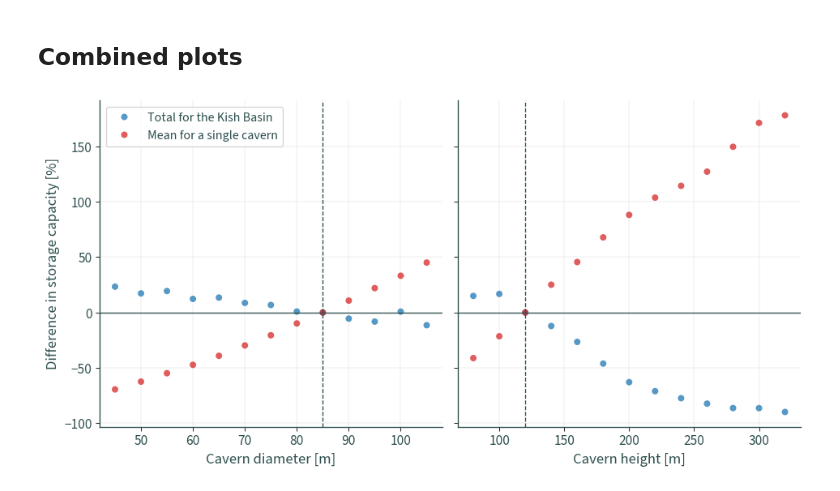
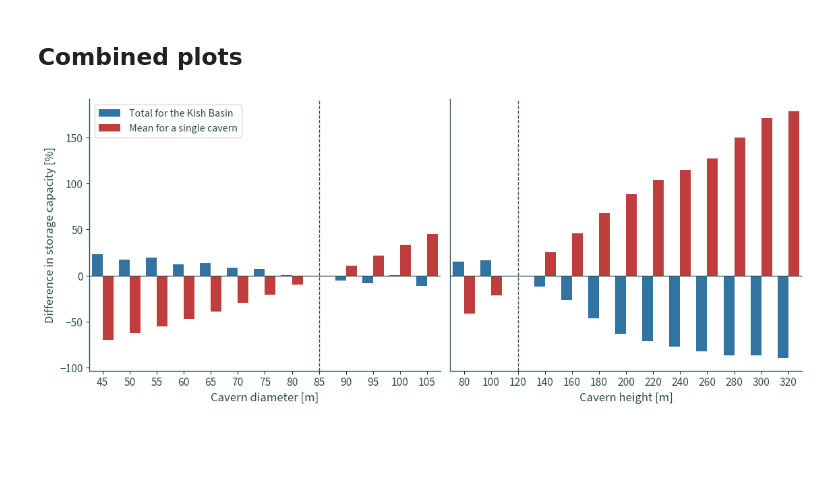
Before and after one commit to wind-to-hydrogen-toolkit/hydrogen-salt-storage, a Jupyter notebook: docs/notebooks/sensitivity.ipynb, the cells around one changed output. Drawn from its saved outputs; the diff is of its cells as text; code cells hidden in the pictures; blank space fills up the shorter version.

Commit message:
update plots

```diff
--- a/docs/notebooks/sensitivity.ipynb
+++ b/docs/notebooks/sensitivity.ipynb
@@ -253,40 +266,42 @@ dh_mean["type"] = "Mean for a single cavern"
 dd_sum["type"] = "Total for the Kish Basin"
 dd_mean["type"] = "Mean for a single cavern"
 # %%
-f, ax = plt.subplots(1, 2, figsize=(10, 5), sharey=True)
-sns.scatterplot(
+f, ax = plt.subplots(1, 2, figsize=(12, 5), sharey=True)
+sns.barplot(
     data=pd.concat([dh_sum, dh_mean]),
+    hue="type",
     y="capacity",
     x="cavern_diameter",
-    hue="type",
-    linewidth=0,
-    alpha=0.75,
     palette=sns.color_palette(["tab:blue", "tab:red"]),
     ax=ax[0],
 )
-sns.scatterplot(
+sns.barplot(
     data=pd.concat([dd_sum, dd_mean]),
+    hue="type",
     y="capacity",
     x="cavern_height",
-    hue="type",
-    linewidth=0,
-    alpha=0.75,
     palette=sns.color_palette(["tab:blue", "tab:red"]),
+    legend=False,
     ax=ax[1],
-    legend=False,
 )
+
 for a in ax.flat:
     a.axhline(0, color="darkslategrey", linewidth=1)
-    a.xaxis.grid(True, linewidth=0.25)
-    a.yaxis.grid(True, linewidth=0.25)
-ax[0].axvline(85, color="darkslategrey", linewidth=1, linestyle="dashed")
-ax[1].axvline(120, color="darkslategrey", linewidth=1, linestyle="dashed")
+ax[0].axvline("85", color="darkslategrey", linewidth=1, linestyle="dashed")
+ax[1].axvline("120", color="darkslategrey", linewidth=1, linestyle="dashed")
 ax[0].set_xlabel("Cavern diameter [m]")
 ax[1].set_xlabel("Cavern height [m]")
 ax[0].set_ylabel("Difference in storage capacity [%]")
 ax[0].legend(title=None, fontsize=12)
+ax[1].tick_params(axis="y", left=False)
+
 sns.despine()
 plt.tight_layout()
+plt.savefig(
+    os.path.join("graphics", "fig_sensitivity.jpg"),
+    format="jpg",
+    dpi=600,
+)
 plt.show()
 # %% [output]
-[figure, old version]
+[figure, new version]
```
Also changed, not shown: parts of 2 cells of this notebook, 2 other files.
